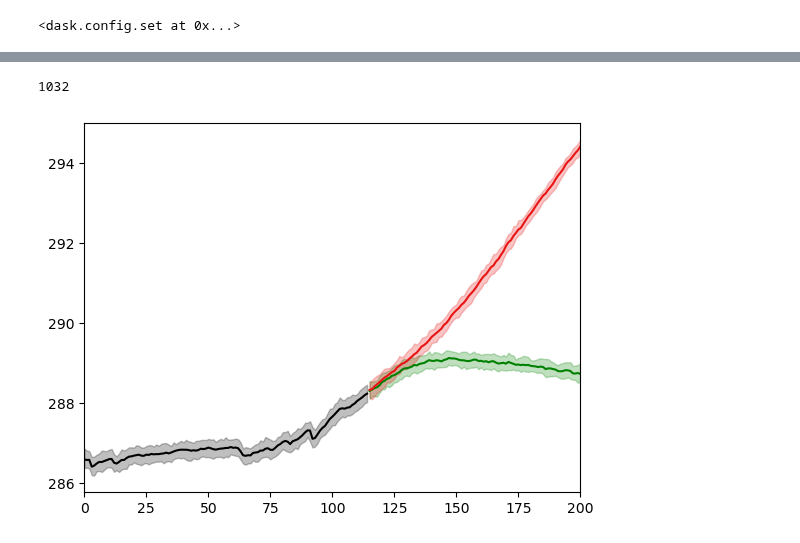
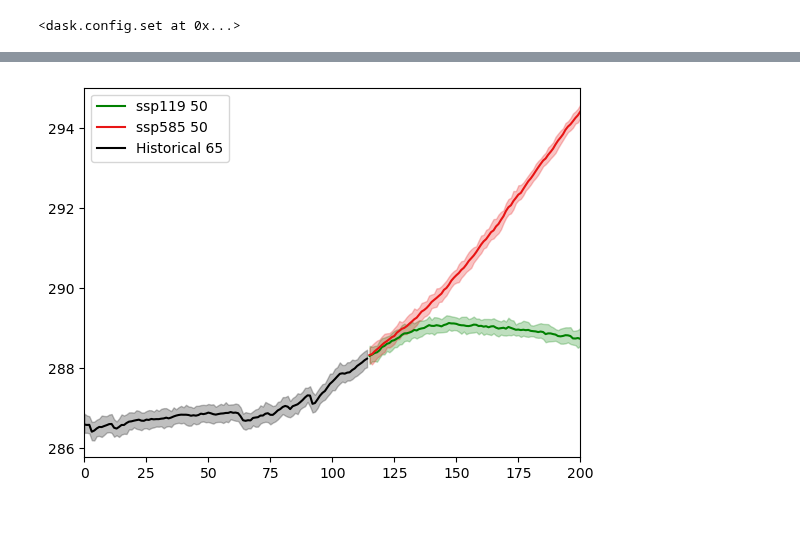
Before and after one commit to zequihg50/esgf-virtual-aggregation, a Jupyter notebook: model_evaluation.ipynb, the cells around one changed output, grey strips where cells are left out. Cells and saved outputs as stored; diff of their text form; code cells hidden in the pictures.

```diff
--- a/model_evaluation.ipynb
+++ b/model_evaluation.ipynb
@@ -30,5 +32,5 @@ scenarios_mean = scenarios["tas"].weighted(weights).mean(["variant_label", "lat"
 historical_mean_spatial = historical["tas"].weighted(weights).mean(["lat", "lon"]).compute(num_worker=4)
 scenarios_mean_spatial = scenarios["tas"].weighted(weights).mean(["lat", "lon"]).compute(num_worker=4)
 
-q = scenarios_mean_spatial.resample(time="YE").mean().quantile([.05, .95], dim=["variant_label"])
+q = scenarios_mean_spatial.resample(time="Y").mean().quantile([.05, .95], dim=["variant_label"])
 # %% [output]
@@ -47,8 +49,8 @@ colors = {
 for scenario_da in scenarios["scenario"]:
     sc = scenario_da.item()
     ax.plot(
-        scenarios_mean.sel(scenario=sc).resample(time="YE").mean().time,
-        scenarios_mean.sel(scenario=sc).resample(time="YE").mean(),
+        scenarios_mean.sel(scenario=sc).resample(time="Y").mean().time,
+        scenarios_mean.sel(scenario=sc).resample(time="Y").mean(),
         color=colors[sc])
     ax.fill_between(
         q.time,
@@ -56,10 +58,10 @@ for scenario_da in scenarios["scenario"]:
         q.sel(scenario=sc, quantile=.95),
         color=colors[sc], alpha=.25)
 
-qh = historical_mean_spatial.sel(variant_label=[b'r3i1p1f2', b'r4i1p1f2', b'r5i1p1f2', b'r6i1p1f2']).resample(time="YE").mean().quantile([.05, .95], dim=["variant_label"])
+qh = historical_mean_spatial.resample(time="Y").mean().quantile([.05, .95], dim=["variant_label"])
 ax.plot(
-    historical_mean.resample(time="YE").mean().sel(time=slice("19000101", None)).time,
-    historical_mean.resample(time="YE").mean().sel(time=slice("19000101", None)),
+    historical_mean.resample(time="Y").mean().sel(time=slice("19000101", None)).time,
+    historical_mean.resample(time="Y").mean().sel(time=slice("19000101", None)),
     color="black")
 ax.fill_between(
     qh.sel(time=slice("19000101", None)).time,
@@ -97,9 +97,5 @@ scenarios_mean_spatial = scenarios["tas"].weighted(weights).mean(["lat", "lon"])
 # %%
 q = scenarios_mean_spatial.resample(time="Y").mean().quantile([.05, .95], dim=["variant_label"])
-# %%
-len(scenarios["time"])
-# %% [output]
-1032
 # %%
 fig, ax = plt.subplots()
 
@@ -108,33 +104,34 @@ colors = {
     "ssp245": "#0e57cc",
     "ssp370": "orange",
     "ssp585": "#e81515",
 }
 n_scenarios = len(scenarios_mean.sel(scenario=sc).resample(time="Y").mean().time)
 n_historical = len(historical_mean.resample(time="Y").mean().sel(time=slice("19000101", None)))
 
 for scenario_da in scenarios["scenario"]:
     sc = scenario_da.item()
     ax.plot(
         range(n_historical,n_historical+n_scenarios),
         scenarios_mean.sel(scenario=sc).resample(time="Y").mean(),
-        color=colors[sc])
+        color=colors[sc], label=f"{sc} {len(scenarios['variant_label'])}")
     ax.fill_between(
         range(n_historical,n_historical+n_scenarios),
         q.sel(scenario=sc, quantile=.05),
         q.sel(scenario=sc, quantile=.95),
         color=colors[sc], alpha=.25)
 
 qh = historical_mean_spatial.resample(time="Y").mean().quantile([.05, .95], dim=["variant_label"])
 ax.plot(
     range(n_historical),
     historical_mean.resample(time="Y").mean().sel(time=slice("19000101", None)),
-    color="black")
+    color="black", label=f"Historical {len(historical['variant_label'])}")
 ax.fill_between(
     range(n_historical),
     qh.sel(time=slice("19000101", None)).sel(quantile=.05),
     qh.sel(time=slice("19000101", None)).sel(quantile=.95),
     color="black", alpha=.25)
 
+ax.legend()
 plt.margins(x=0)
 # %% [output]
-[figure, old version]
+[figure, new version]
```
Also changed, not shown: parts of 6 cells of this notebook.
